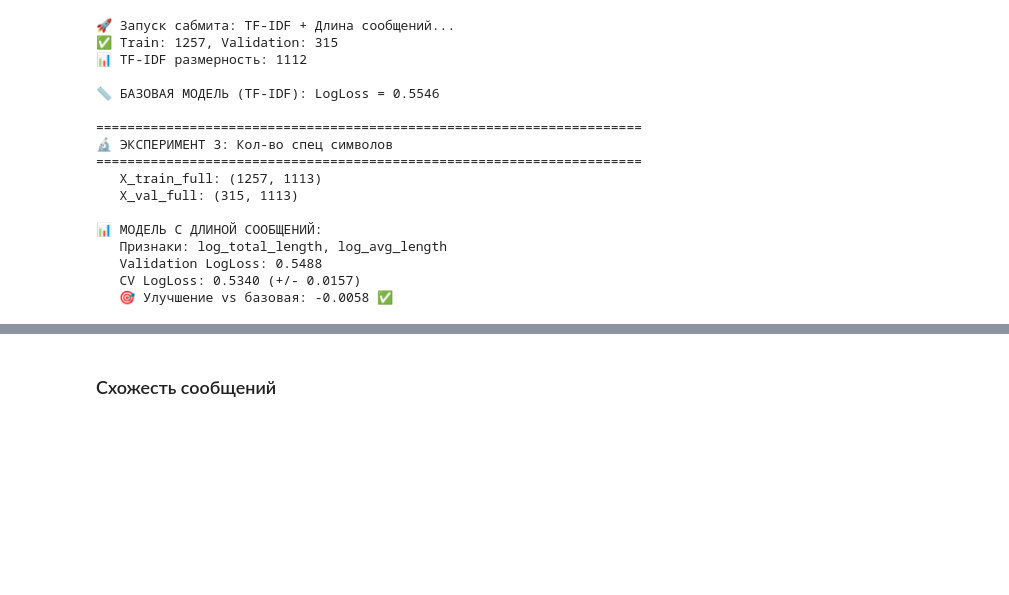
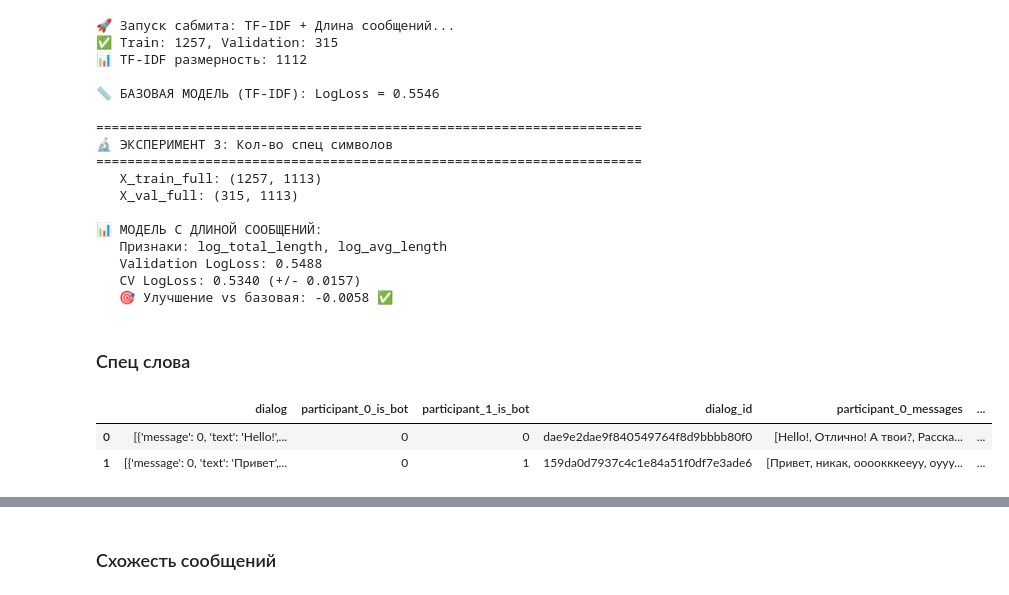
Before and after one commit to skytecat/YouAreBot, a Jupyter notebook: YouAreBot.ipynb, the cells around one changed output, grey strips where cells are left out. Saved outputs shown, nothing was run; the diff lists cells and outputs as text; code cells hidden in the pictures; blank space fills up the shorter version.

Commit message:
Добавление признака присутствия "спец слов"

```diff
--- a/YouAreBot.ipynb
+++ b/YouAreBot.ipynb
@@ -4196,3 +4196,11 @@ feature_weights = model_1.coef_[0][tfidf_dim:]
    Validation LogLoss: 0.5488
    CV LogLoss: 0.5340 (+/- 0.0157)
    🎯 Улучшение vs базовая: -0.0058 ✅
+# %% [markdown]
+### Спец слова
+# %%
+train_df.head(2)
+# %% [output]
+|  | dialog | participant_0_is_bot | participant_1_is_bot | dialog_id | participant_0_messages | ... |
+| 0 | [{'message': 0, 'text': 'Hello!',... | 0 | 0 | dae9e2dae9f840549764f8d9bbbb80f0 | [Hello!, Отлично! А твои?, Расска... | ... |
+| 1 | [{'message': 0, 'text': 'Привет',... | 0 | 1 | 159da0d7937c4c1e84a51f0df7e3ade6 | [Привет, никак, оооокккееуу, оууу... | ... |
```
Also changed, not shown: parts of 4 cells of this notebook.
